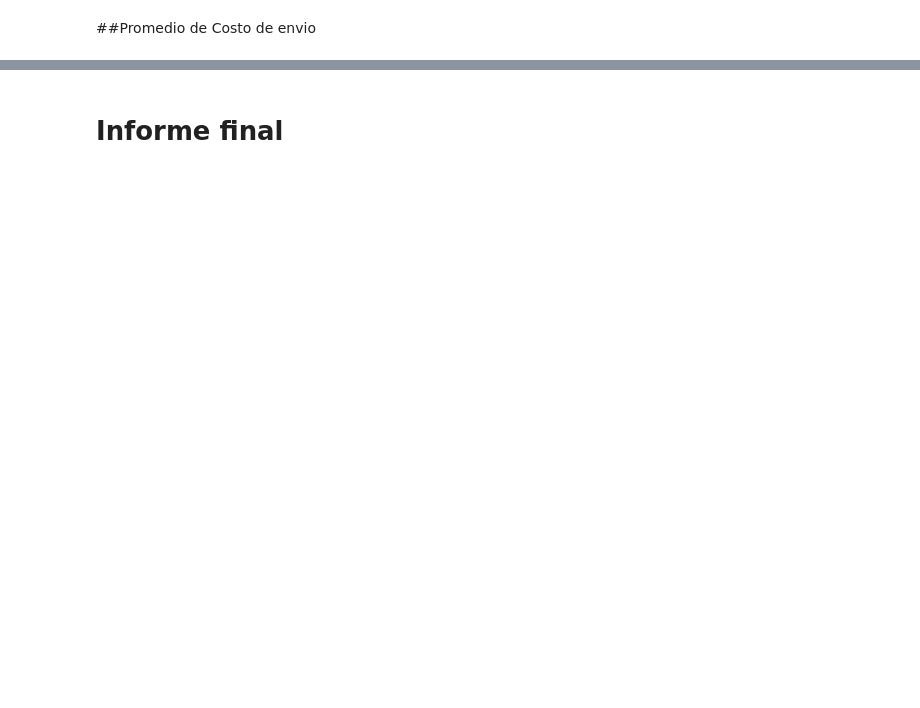
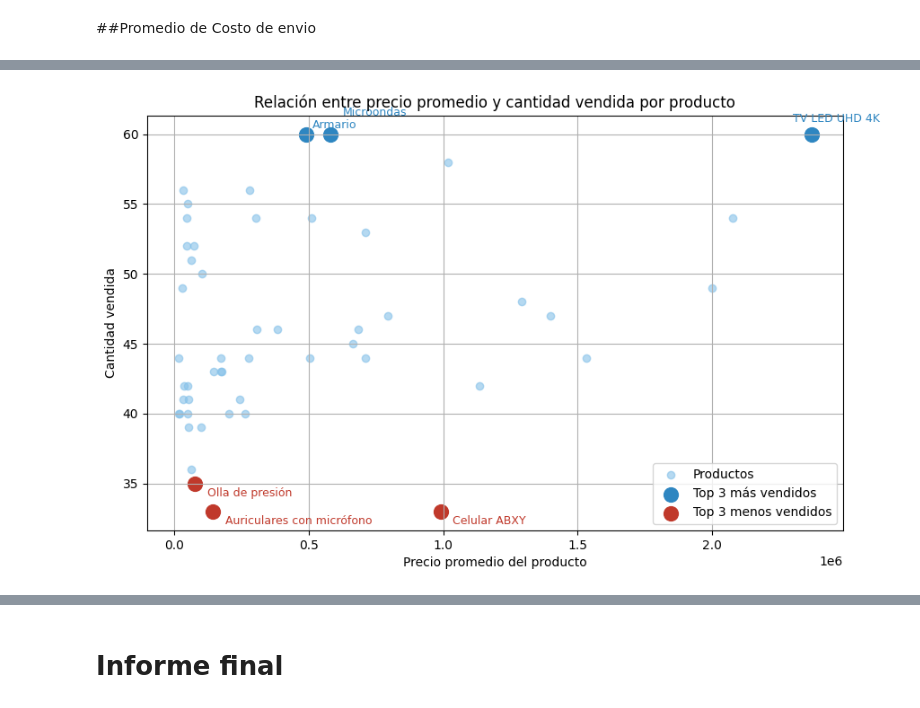
Before and after one commit to daNizaparedesdenis-arch/ChallengeAluraStoreG9, a Jupyter notebook: AluraStoreLatam.ipynb, the cells around one changed output, grey strips where cells are left out. Cells and saved outputs as stored; diff of their text form; code cells hidden in the pictures; blank space fills up the shorter version.

```diff
--- a/AluraStoreLatam.ipynb
+++ b/AluraStoreLatam.ipynb
@@ -311,0 +316,11 @@ El valor promedio de envio por tienda son el mayor, el la tienda 1. Mientras que
+# %%
+ventas_producto_tienda = (
+    tienda_depurada
+    .groupby('Producto')
+    .agg(
+        cantidad_vendida_tienda=('Producto', 'count'),
+        precio_tienda=('Precio', 'mean')  # precio promedio por producto
+    )
+    .reset_index()
+)
+ventas_producto_tienda.head()
@@ -444,0 +601,71 @@ plt.show()
+# %%
+color_base = '#85C1E9'
+color_top = '#2E86C1'
+color_bottom = '#C0392B'
+
+top_3 = ventas_producto_tienda.nlargest(3, 'cantidad_vendida_tienda')
+bottom_3 = ventas_producto_tienda.nsmallest(3, 'cantidad_vendida_tienda')
+
+import matplotlib.pyplot as plt
+
+plt.figure(figsize=(10, 6))
+
+# Todos los productos
+plt.scatter(
+    ventas_producto_tienda['precio_tienda'],
+    ventas_producto_tienda['cantidad_vendida_tienda'],
+    color=color_base,
+    alpha=0.6,
+    label='Productos'
+)
+
+# Top 3
+plt.scatter(
+    top_3['precio_tienda'],
+    top_3['cantidad_vendida_tienda'],
+    color=color_top,
+    s=130,
+    label='Top 3 más vendidos'
+)
+
+# Bottom 3
+plt.scatter(
+    bottom_3['precio_tienda'],
+    bottom_3['cantidad_vendida_tienda'],
+    color=color_bottom,
+    s=130,
+    label='Top 3 menos vendidos'
+)
+
+# Etiquetas SOLO para los 6 productos
+offsets = [(5, 5), (10, 15), (-15, 10)]
+
+for i, (_, row) in enumerate(top_3.iterrows()):
+    plt.annotate(
+        row['Producto'],
+        (row['precio_tienda'], row['cantidad_vendida_tienda']),
+        textcoords="offset points",
+        xytext=offsets[i % len(offsets)],
+        fontsize=9,
+        color=color_top
+    )
+
+for _, row in bottom_3.iterrows():
+    plt.annotate(
+        row['Producto'],
+        (row['precio_tienda'], row['cantidad_vendida_tienda']),
+        textcoords="offset points",
+        xytext=(10, -10),
+        fontsize=9,
+        color=color_bottom
+    )
+
+plt.xlabel('Precio promedio del producto')
+plt.ylabel('Cantidad vendida')
+plt.title('Relación entre precio promedio y cantidad vendida por producto')
+plt.legend()
+plt.grid(True)
+
+plt.show()
+# %% [output]
+[figure, added]
```
Also changed, not shown: parts of 47 cells of this notebook.
